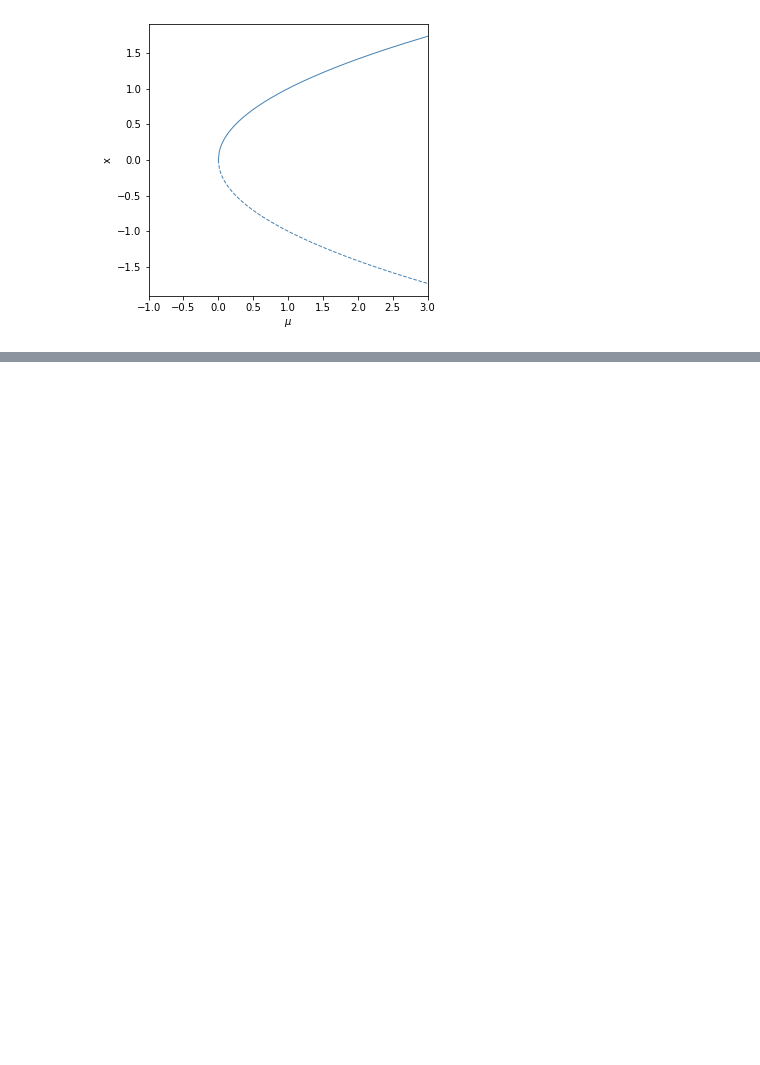
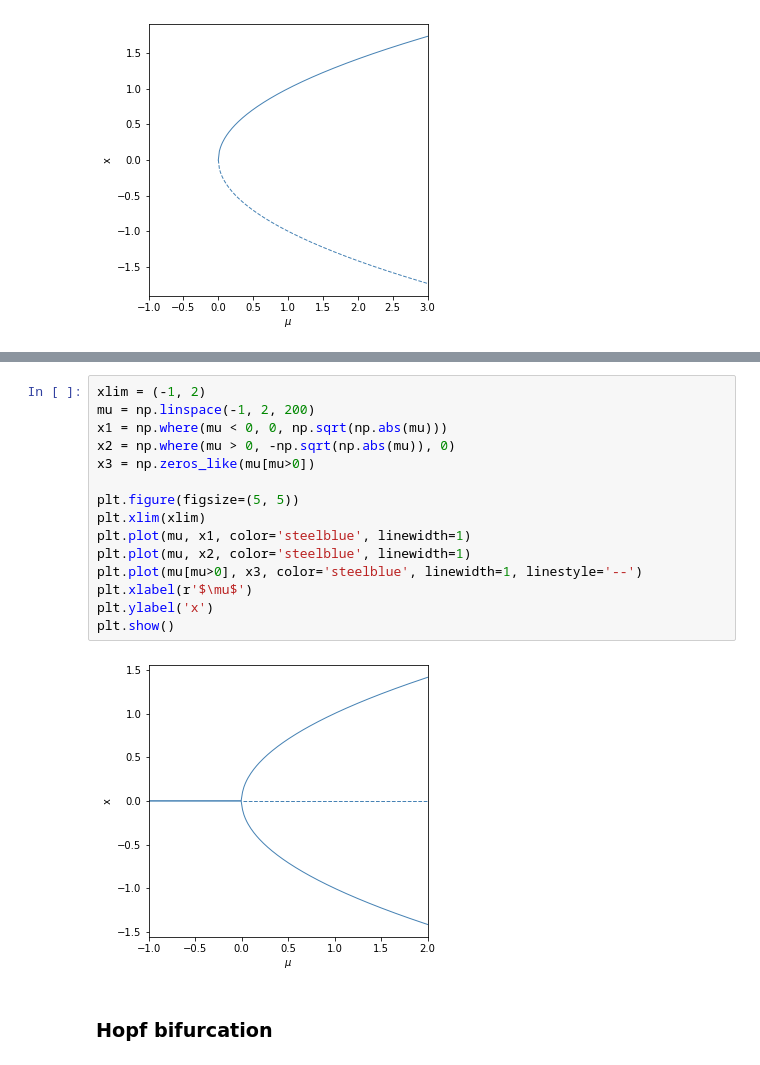
Before and after one commit to koulakis/dynamical-systems, a Jupyter notebook: 07_bifurcation_theory.ipynb, the cells around one changed output, grey strips where cells are left out. Cells and saved outputs as stored; diff of their text form; blank space fills up the shorter version.

```diff
--- a/07_bifurcation_theory.ipynb
+++ b/07_bifurcation_theory.ipynb
@@ -46,0 +105,19 @@ plt.show()
+# %%
+xlim = (-1, 2)
+mu = np.linspace(-1, 2, 200)
+x1 = np.where(mu < 0, 0, np.sqrt(np.abs(mu)))
+x2 = np.where(mu > 0, -np.sqrt(np.abs(mu)), 0)
+x3 = np.zeros_like(mu[mu>0])
+
+plt.figure(figsize=(5, 5))
+plt.xlim(xlim)
+plt.plot(mu, x1, color='steelblue', linewidth=1)
+plt.plot(mu, x2, color='steelblue', linewidth=1)
+plt.plot(mu[mu>0], x3, color='steelblue', linewidth=1, linestyle='--')
+plt.xlabel(r'$\mu$')
+plt.ylabel('x')
+plt.show()
+# %% [output]
+[figure, added]
+# %% [markdown]
+### Hopf bifurcation
```
Also changed, not shown: parts of 8 cells of this notebook, 1 other file.
